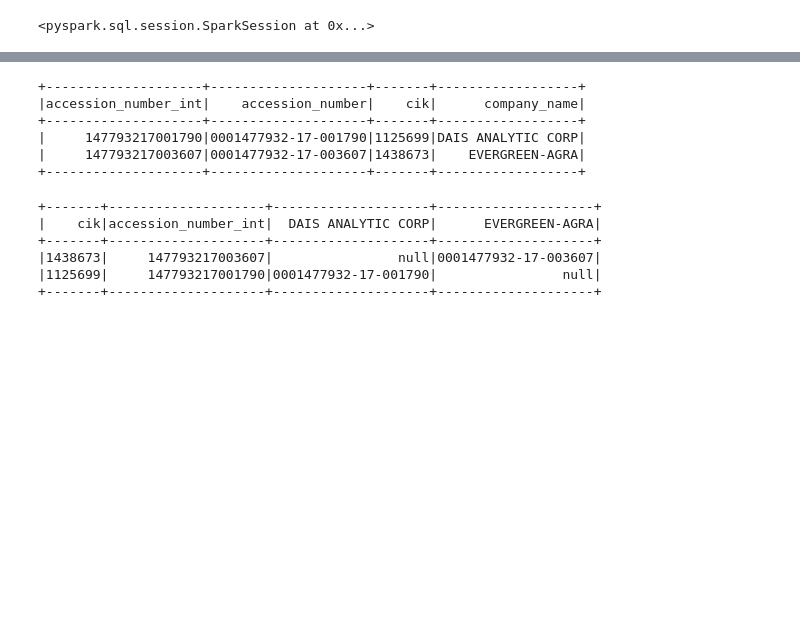
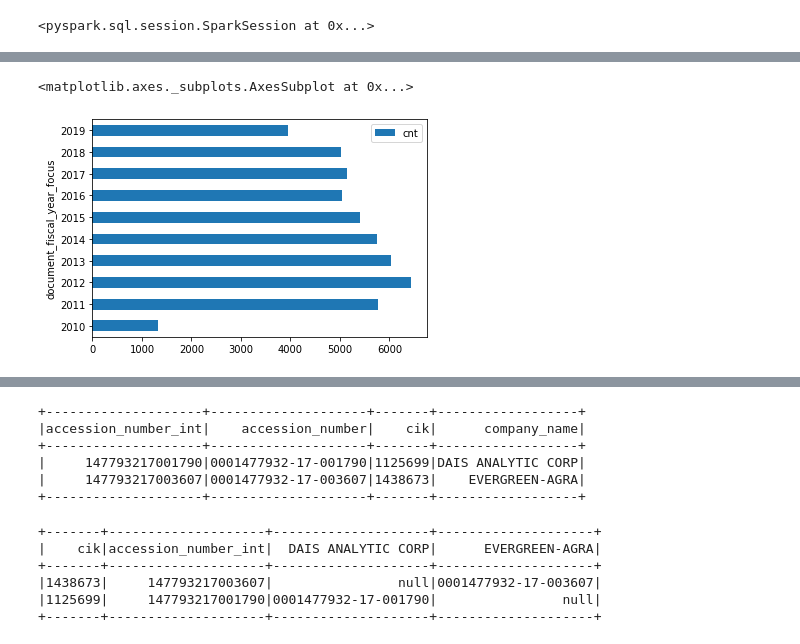
Before and after one commit to ireneyunfei/SEC-FINC, a Jupyter notebook: yunfei_exploration.ipynb, the cells around one changed output, grey strips where cells are left out. Drawn from its saved outputs; the diff is of its cells as text; code cells hidden in the pictures; blank space fills up the shorter version.

```diff
--- a/yunfei_exploration.ipynb
+++ b/yunfei_exploration.ipynb
@@ -44,0 +78,10 @@ df1.createOrReplaceTempView('company_submission')
+# %%
+## number of companies by year
+nofcor_year = spark.sql('''
+    SELECT a.document_fiscal_year_focus,count(distinct a.company_name) as cnt
+    FROM company_submission as a
+    where document_fiscal_year_focus>=2010 and document_fiscal_year_focus<=2019
+    group by a.document_fiscal_year_focus
+    order by document_fiscal_year_focus
+''')
+nofcor_year.show()
@@ -44,0 +103,8 @@ df1.createOrReplaceTempView('company_submission')
+# %%
+from matplotlib import pyplot as plt
+##Visualizing number of companies submitted documents by year
+nofcor_year=nofcor_year.toPandas()
+nofcor_year.plot(kind='barh',x='document_fiscal_year_focus',y='cnt')
+# %% [output]
+<matplotlib.axes._subplots.AxesSubplot at 0x...>
+[figure, added]
```
Also changed, not shown: parts of 18 cells of this notebook.
